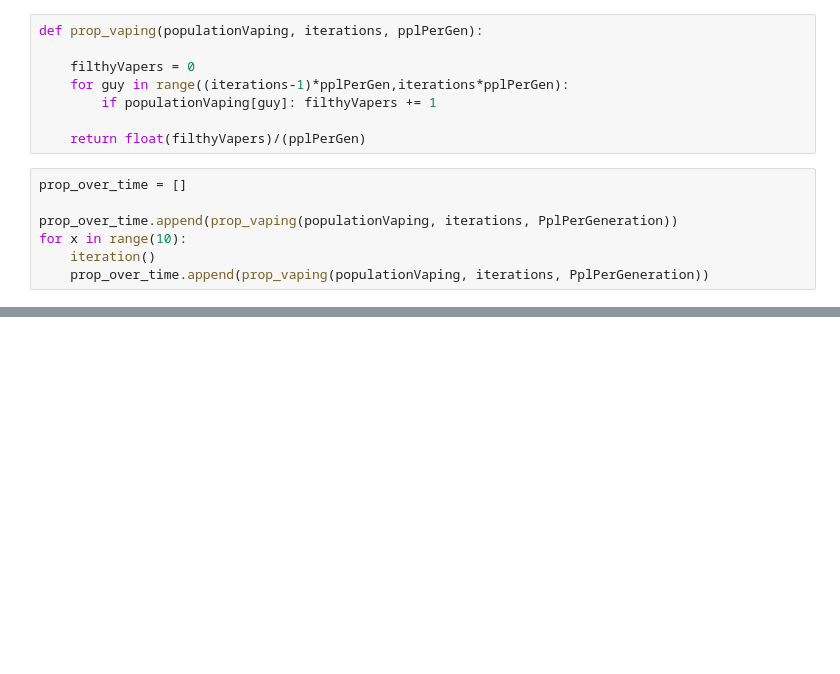
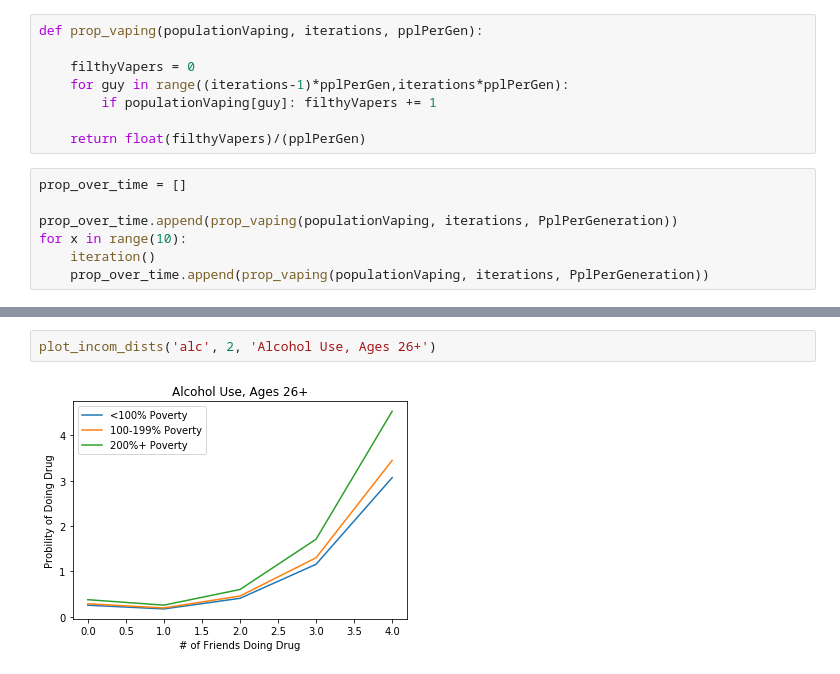
Before and after one commit to armaangoel78/M3_2019, a Jupyter notebook: Jupiter noteboo.ipynb, the cells around one changed output, grey strips where cells are left out. Drawn from its saved outputs; the diff is of its cells as text; blank space fills up the shorter version.

```diff
--- a/Jupiter noteboo.ipynb
+++ b/Jupiter noteboo.ipynb
@@ -77,0 +135,4 @@ plt.plot(prop_over_time)
+# %%
+plot_incom_dists('alc', 2, 'Alcohol Use, Ages 26+')
+# %% [output]
+[figure, added]
```
Also changed, not shown: parts of 22 cells of this notebook, 4 other files.
